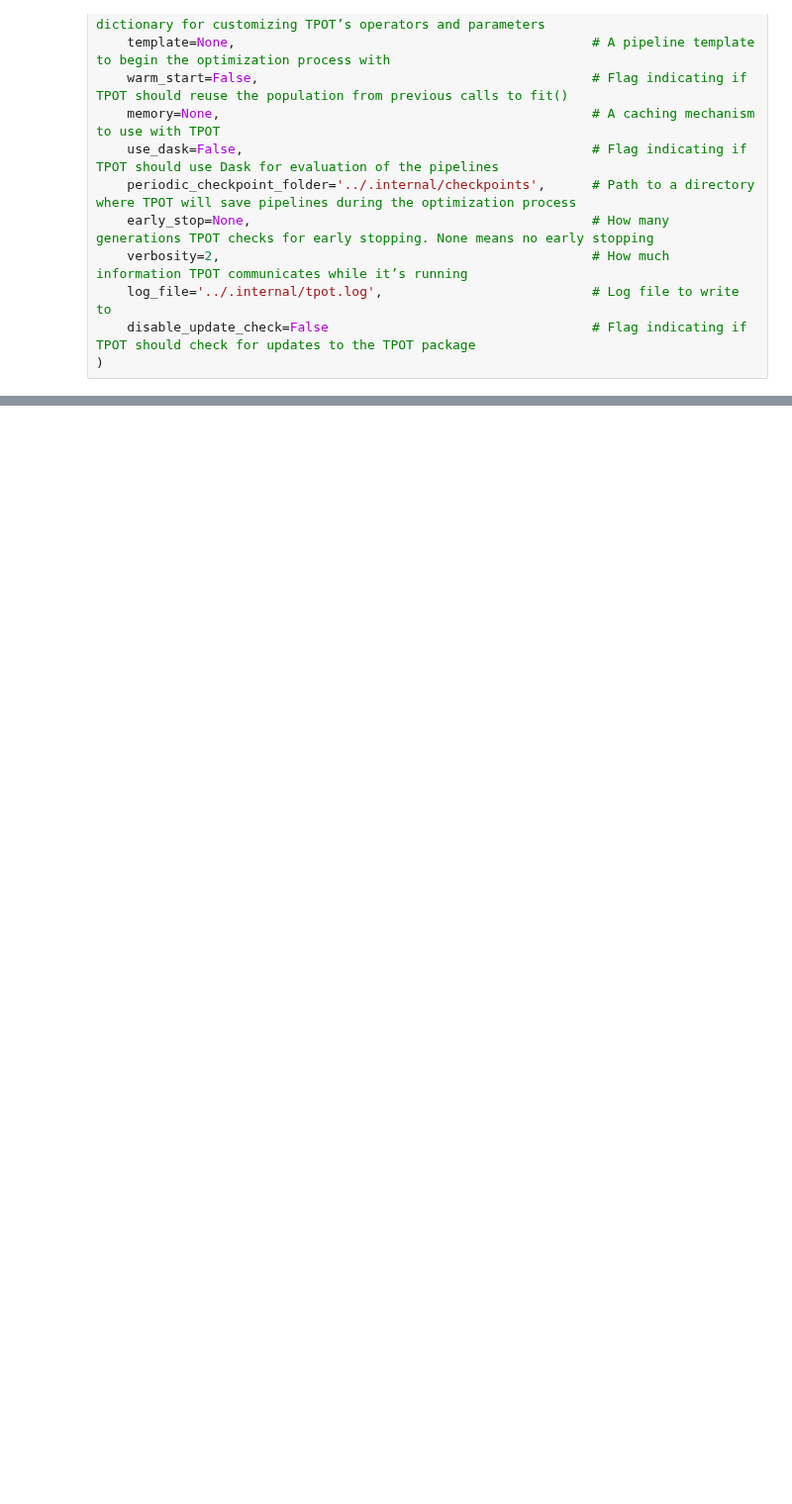
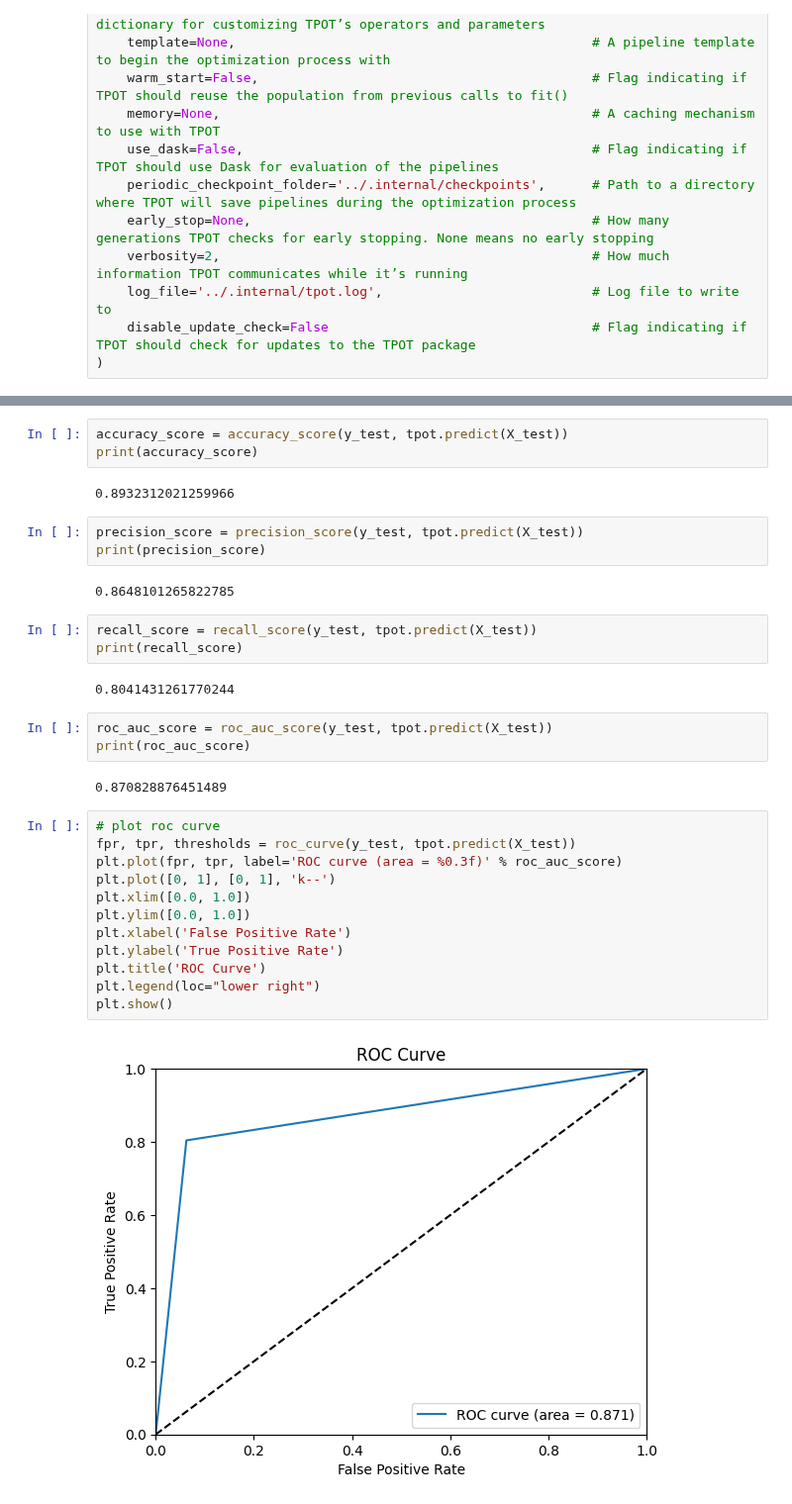
Before and after one commit to Drashko73/hotel-reservations-analysis, a Jupyter notebook: notebooks/05_tpot.ipynb, the cells around one changed output, grey strips where cells are left out. Shown at 99% size. Saved outputs shown, nothing was run; the diff lists cells and outputs as text; blank space fills up the shorter version.

```diff
--- a/notebooks/05_tpot.ipynb
+++ b/notebooks/05_tpot.ipynb
@@ -47,0 +79,34 @@ tpot.fit(X_train, y_train)
+# %%
+accuracy_score = accuracy_score(y_test, tpot.predict(X_test))
+print(accuracy_score)
+# %% [output]
+0.8932312021259966
+# %%
+precision_score = precision_score(y_test, tpot.predict(X_test))
+print(precision_score)
+# %% [output]
+0.8648101265822785
+# %%
+recall_score = recall_score(y_test, tpot.predict(X_test))
+print(recall_score)
+# %% [output]
+0.8041431261770244
+# %%
+roc_auc_score = roc_auc_score(y_test, tpot.predict(X_test))
+print(roc_auc_score)
+# %% [output]
+0.870828876451489
+# %%
+# plot roc curve
+fpr, tpr, thresholds = roc_curve(y_test, tpot.predict(X_test))
+plt.plot(fpr, tpr, label='ROC curve (area = %0.3f)' % roc_auc_score)
+plt.plot([0, 1], [0, 1], 'k--')
+plt.xlim([0.0, 1.0])
+plt.ylim([0.0, 1.0])
+plt.xlabel('False Positive Rate')
+plt.ylabel('True Positive Rate')
+plt.title('ROC Curve')
+plt.legend(loc="lower right")
+plt.show()
+# %% [output]
+[figure, added]
```
Also changed, not shown: parts of 5 cells of this notebook, 6 other files.
